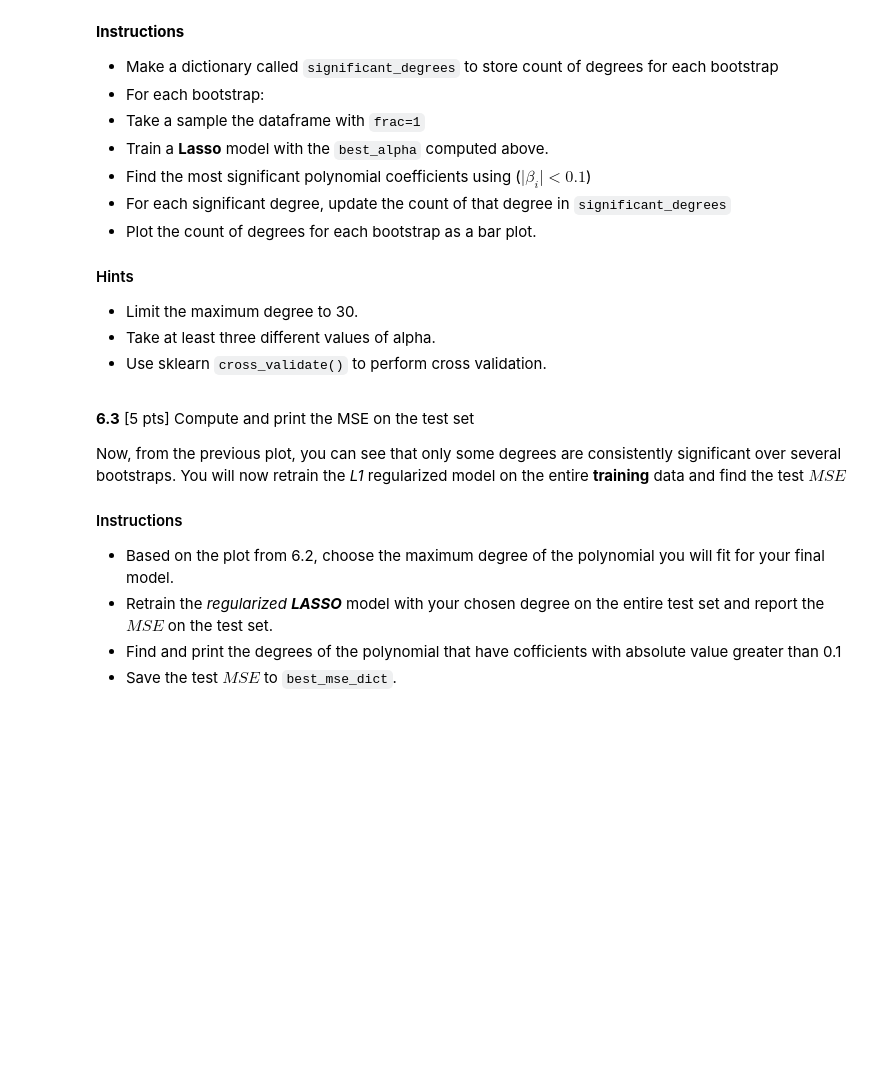
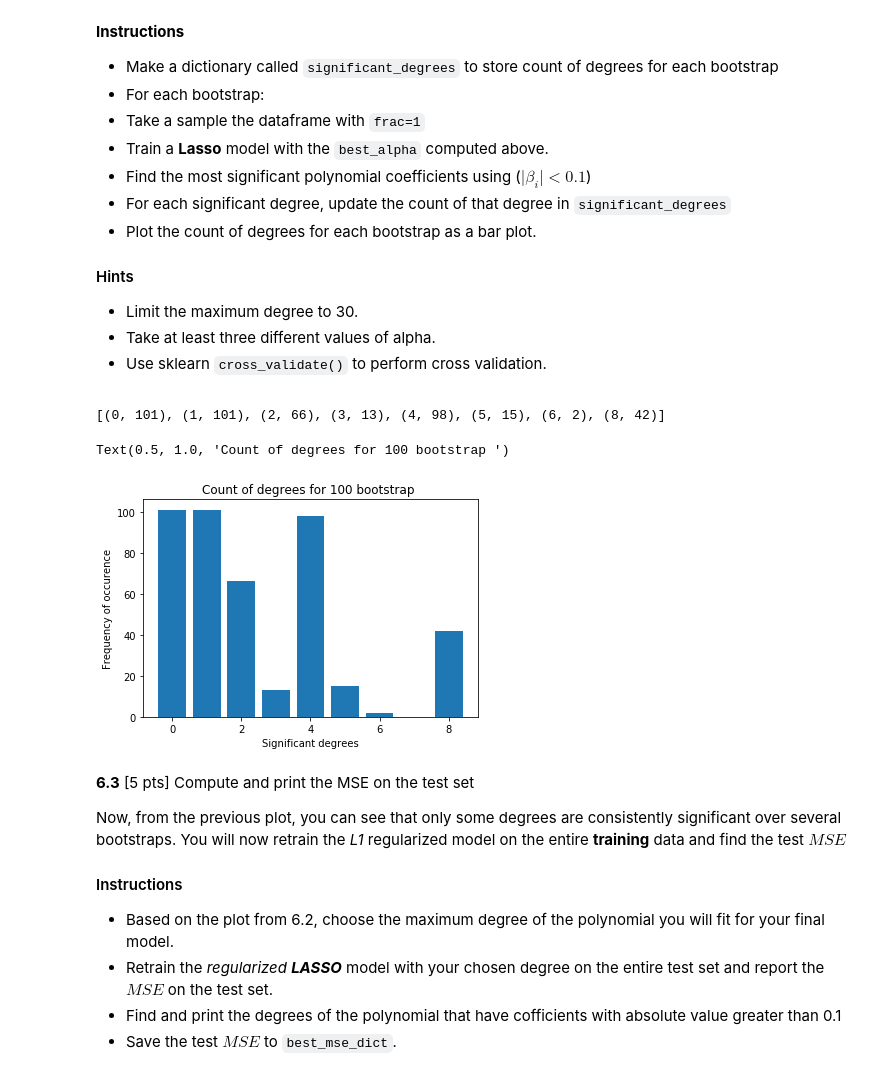
Before and after one commit to llittle/cs209a, a Jupyter notebook: HW3/cs109a_hw3.ipynb, the cells around one changed output. Saved outputs shown, nothing was run; the diff lists cells and outputs as text; code cells hidden in the pictures; blank space fills up the shorter version.

```diff
--- a/HW3/cs109a_hw3.ipynb
+++ b/HW3/cs109a_hw3.ipynb
@@ -799,0 +795,15 @@ Now, from the previous plot, you can see that only some degrees are consistently
+# %%
+# Train data
+# your code here
+
+# train and test data already read
+
+train = pd.read_csv('data/bacteria_train.csv')
+x = train[["Spreading_factor"]].values
+y = train["Perc_population"].values
+
+maxdegree  = 30
+alpha = np.linspace(-3, 3, num=50)
+alpha = [10 ** a for a in alpha]
+
+#print(alpha)
@@ -828,3 +870,7 @@ Now, from the previous plot, you can see that only some degrees are consistently
  </div>
 # %%
 # your code here
+maxdeg = 30
+bootstraps = 100
+
+significant_degrees = {}
@@ -833,3 +877,39 @@ Now, from the previous plot, you can see that only some degrees are consistently
+# %%
+# your code here
+warnings.filterwarnings('ignore')
+for i in range(bootstraps+1):
+
+    df_new = train.sample(frac = 1, replace=True)
+
+    x = df_new[["Spreading_factor"]].values
+    y = df_new["Perc_population"].values
+
+    x_poly = PolynomialFeatures(degree=maxdeg).fit_transform(x)
+    lasso_reg = Lasso(alpha=best_alpha, fit_intercept=False)
+    lasso_reg.fit(x_poly,y)
+
+    coef_lst = lasso_reg.coef_
+    #print(coef_lst)
+
+    sig_coef = np.squeeze(np.where(abs(coef_lst)>0.1))
+
+    for s in sig_coef:
+        significant_degrees[s] = significant_degrees.get(s, 0)+1###
+
+significant_degrees = sorted(significant_degrees.items(), key=lambda x: x[0])
+print(significant_degrees)
+#print(significant_degrees.values())
+x = [t[0] for t in significant_degrees]
+y = [t[1] for t in significant_degrees]#
+
+plt.bar(x,y)
+plt.xlabel("Significant degrees")
+plt.ylabel("Frequency of occurence")
+plt.title("Count of degrees for 100 bootstrap ")
+# %% [output]
+[(0, 101), (1, 101), (2, 66), (3, 13), (4, 98), (5, 15), (6, 2), (8, 42)]
+Text(0.5, 1.0, 'Count of degrees for 100 bootstrap ')
+[figure, added]
 # %% [markdown]
 <div class='exercise-r'>
 
```
Also changed, not shown: parts of 35 cells of this notebook, 1 other file.
